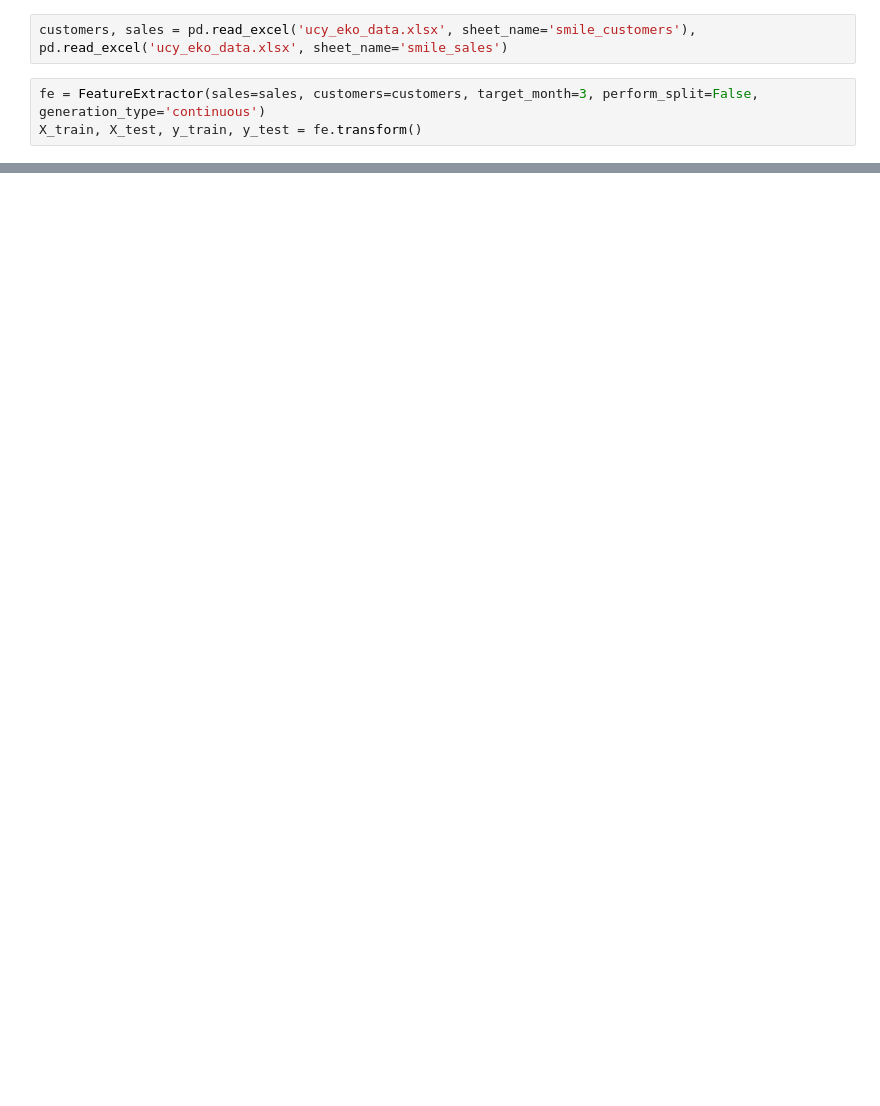
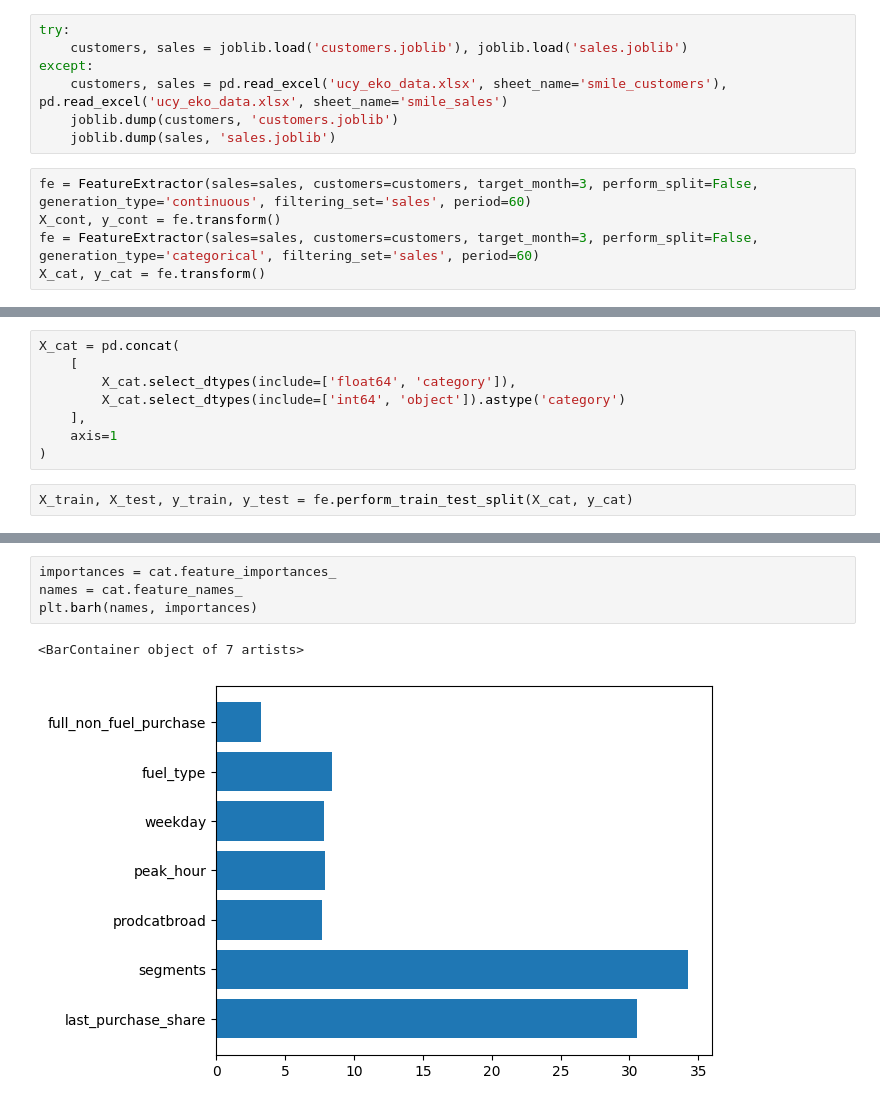
Before and after one commit to fedorTurchenko18/dsc-571, a Jupyter notebook: data_load_demo.ipynb, the cells around one changed output, grey strips where cells are left out. Drawn from its saved outputs; the diff is of its cells as text; blank space fills up the shorter version.

Commit message:
add filtering options

```diff
--- a/data_load_demo.ipynb
+++ b/data_load_demo.ipynb
@@ -6,6 +14,13 @@ wandb: Appending key for api.wandb.ai to your netrc file: /Users/fedorturchenko/
 # %%
-customers, sales = pd.read_excel('ucy_eko_data.xlsx', sheet_name='smile_customers'), pd.read_excel('ucy_eko_data.xlsx', sheet_name='smile_sales')
+try:
+    customers, sales = joblib.load('customers.joblib'), joblib.load('sales.joblib')
+except:
+    customers, sales = pd.read_excel('ucy_eko_data.xlsx', sheet_name='smile_customers'), pd.read_excel('ucy_eko_data.xlsx', sheet_name='smile_sales')
+    joblib.dump(customers, 'customers.joblib')
+    joblib.dump(sales, 'sales.joblib')
 # %%
-fe = FeatureExtractor(sales=sales, customers=customers, target_month=3, perform_split=False, generation_type='continuous')
-X_train, X_test, y_train, y_test = fe.transform()
+fe = FeatureExtractor(sales=sales, customers=customers, target_month=3, perform_split=False, generation_type='continuous', filtering_set='sales', period=60)
+X_cont, y_cont = fe.transform()
+fe = FeatureExtractor(sales=sales, customers=customers, target_month=3, perform_split=False, generation_type='categorical', filtering_set='sales', period=60)
+X_cat, y_cat = fe.transform()
 # %% [output]
@@ -20,0 +193,10 @@ Successfully logged out.
+# %%
+X_cat = pd.concat(
+    [
+        X_cat.select_dtypes(include=['float64', 'category']),
+        X_cat.select_dtypes(include=['int64', 'object']).astype('category')
+    ],
+    axis=1
+)
+# %%
+X_train, X_test, y_train, y_test = fe.perform_train_test_split(X_cat, y_cat)
@@ -20,0 +249,7 @@ Successfully logged out.
+# %%
+importances = cat.feature_importances_
+names = cat.feature_names_
+plt.barh(names, importances)
+# %% [output]
+<BarContainer object of 7 artists>
+[figure, added]
```
Also changed, not shown: parts of 24 cells of this notebook, 7 other files.
